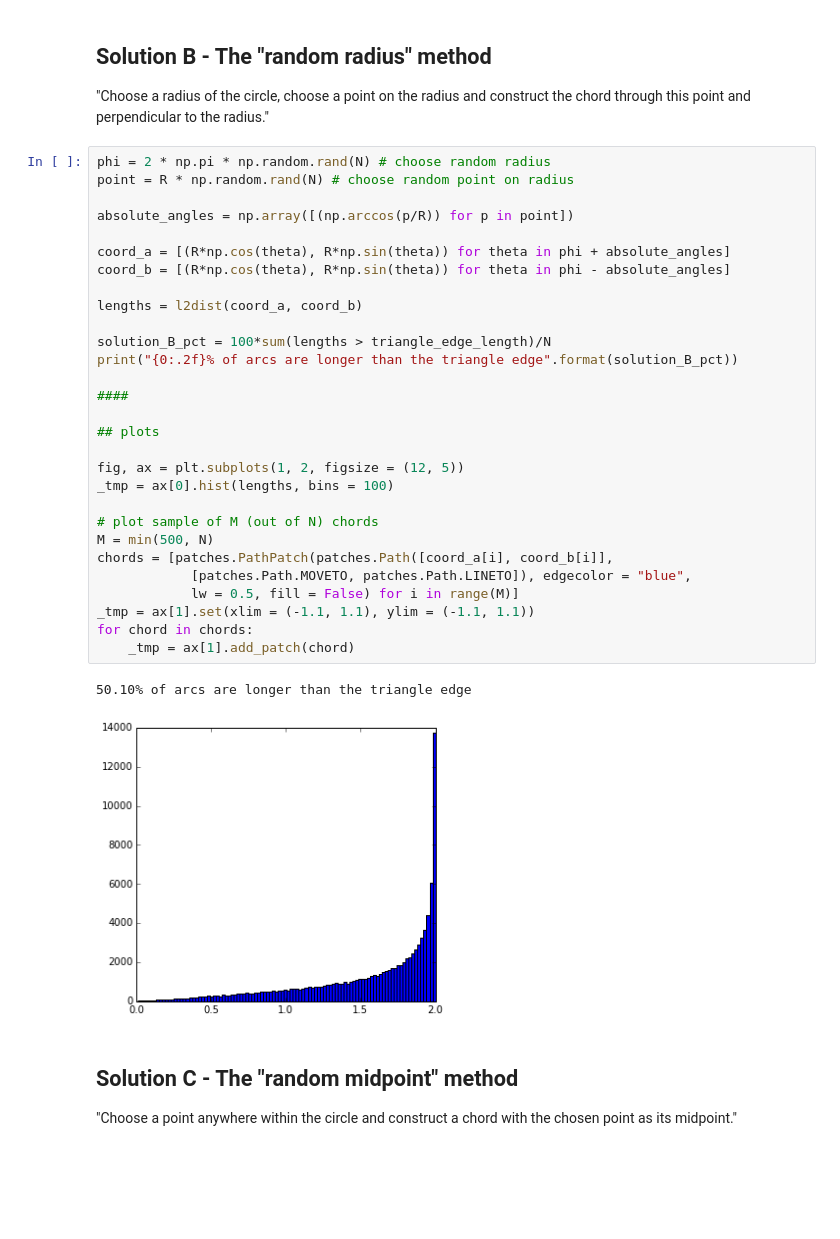
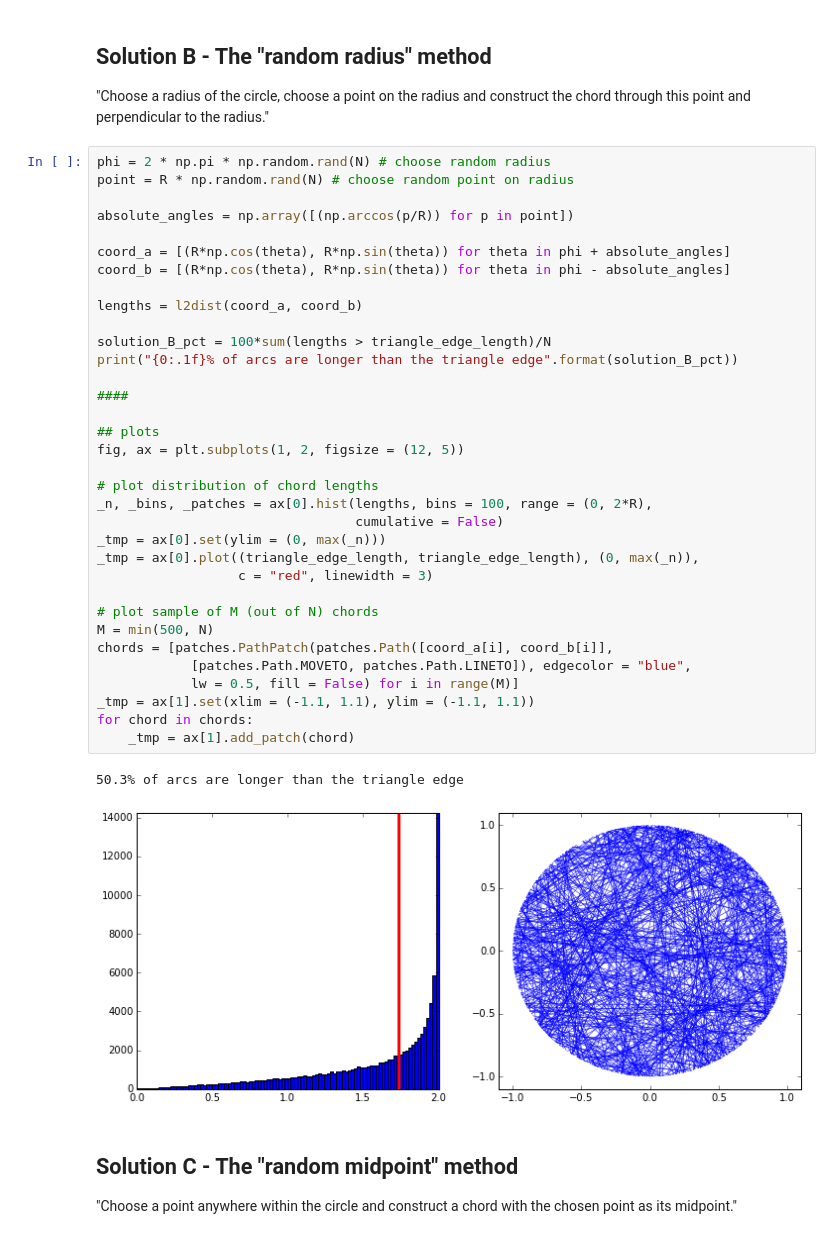
Before and after one commit to mmathioudakis/probability_playground, a Jupyter notebook: probability_playground.ipynb, the cells around one changed output. Saved outputs shown, nothing was run; the diff lists cells and outputs as text; blank space fills up the shorter version.

```diff
--- a/probability_playground.ipynb
+++ b/probability_playground.ipynb
@@ -297,35 +297,40 @@ for chord in chords:
 # %%
 phi = 2 * np.pi * np.random.rand(N) # choose random radius
 point = R * np.random.rand(N) # choose random point on radius
 
 absolute_angles = np.array([(np.arccos(p/R)) for p in point])
 
 coord_a = [(R*np.cos(theta), R*np.sin(theta)) for theta in phi + absolute_angles]
 coord_b = [(R*np.cos(theta), R*np.sin(theta)) for theta in phi - absolute_angles]
 
 lengths = l2dist(coord_a, coord_b)
 
 solution_B_pct = 100*sum(lengths > triangle_edge_length)/N
-print("{0:.2f}% of arcs are longer than the triangle edge".format(solution_B_pct))
+print("{0:.1f}% of arcs are longer than the triangle edge".format(solution_B_pct))
 
 ####
 
 ## plots
+fig, ax = plt.subplots(1, 2, figsize = (12, 5))
 
-fig, ax = plt.subplots(1, 2, figsize = (12, 5))
-_tmp = ax[0].hist(lengths, bins = 100)
+# plot distribution of chord lengths
+_n, _bins, _patches = ax[0].hist(lengths, bins = 100, range = (0, 2*R),
+                                 cumulative = False)
+_tmp = ax[0].set(ylim = (0, max(_n)))
+_tmp = ax[0].plot((triangle_edge_length, triangle_edge_length), (0, max(_n)),
+                  c = "red", linewidth = 3)
 
 # plot sample of M (out of N) chords
 M = min(500, N)
 chords = [patches.PathPatch(patches.Path([coord_a[i], coord_b[i]],
             [patches.Path.MOVETO, patches.Path.LINETO]), edgecolor = "blue",
             lw = 0.5, fill = False) for i in range(M)]
 _tmp = ax[1].set(xlim = (-1.1, 1.1), ylim = (-1.1, 1.1))
 for chord in chords:
     _tmp = ax[1].add_patch(chord)
 # %% [output]
-50.10% of arcs are longer than the triangle edge
+50.3% of arcs are longer than the triangle edge
-[figure, old version]
+[figure, new version]
 # %% [markdown]
 ## Solution C - The "random midpoint" method
 
```
Also changed, not shown: parts of 3 cells of this notebook.
